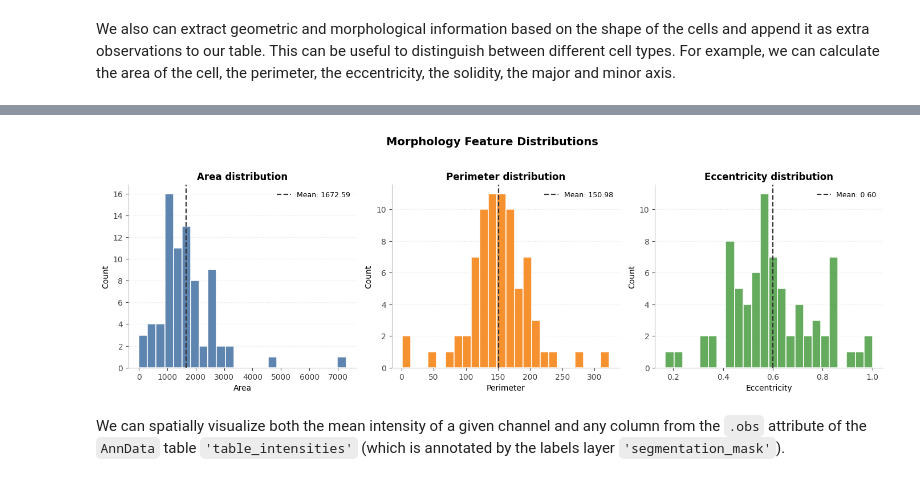
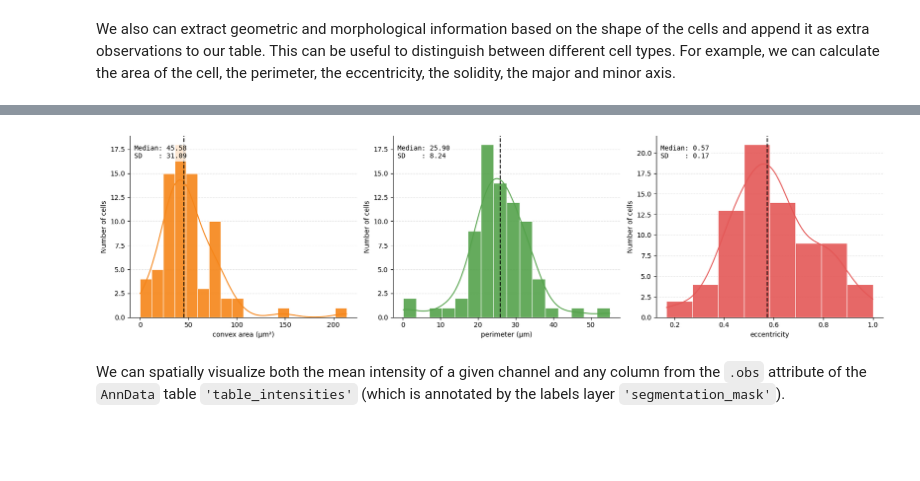
Before and after one commit to vibspatial/harpy_notebooks, a Jupyter notebook: general/Harpy_feature_calculation.ipynb, the cells around one changed output, grey strips where cells are left out. Saved outputs shown, nothing was run; the diff lists cells and outputs as text; code cells hidden in the pictures; blank space fills up the shorter version.

```diff
--- a/general/Harpy_feature_calculation.ipynb
+++ b/general/Harpy_feature_calculation.ipynb
@@ -370,54 +389,24 @@ sdata["table_intensities"].obs.head()
-# %%
-import matplotlib.pyplot as plt
-
-features = [
-    ("area", "Area", "#4C78A8"),
-    ("perimeter", "Perimeter", "#F58518"),
-    ("eccentricity", "Eccentricity", "#54A24B"),
-]
-
-fig, axes = plt.subplots(1, 3, figsize=(14, 4.5), facecolor="white")
-fig.suptitle("Morphology Feature Distributions", fontsize=14, fontweight="bold", y=1.03)
-
-for ax, (column, label, color) in zip(axes, features):
-    values = sdata["table_intensities"].obs[column].dropna()
-
-    ax.hist(
-        values,
-        bins=24,
-        color=color,
-        edgecolor="white",
-        linewidth=1.2,
-        alpha=0.9,
-    )
-
-    ax.axvline(
-        values.mean(),
-        color="#333333",
-        linestyle="--",
-        linewidth=1.6,
-        label=f"Mean: {values.mean():.2f}",
-    )
-
-    ax.set_title(f"{label} distribution", fontsize=12, fontweight="semibold")
-    ax.set_xlabel(label, fontsize=10)
-    ax.set_ylabel("Count", fontsize=10)
-
-    ax.grid(axis="y", linestyle=":", alpha=0.35)
-    ax.set_axisbelow(True)
-
-    ax.spines["top"].set_visible(False)
-    ax.spines["right"].set_visible(False)
-    ax.spines["left"].set_color("#BBBBBB")
-    ax.spines["bottom"].set_color("#BBBBBB")
-    ax.tick_params(colors="#444444")
-
-    ax.legend(frameon=False, fontsize=9, loc="upper right")
-
-plt.tight_layout()
-plt.show()
-# %% [output]
-[figure, removed]
+# %%
+metrics = (
+    ("obs", "convex_area"),
+    ("obs", "perimeter"),
+    ("obs", "eccentricity"),
+)
+
+ax = hp.qc.metrics_histogram(
+    sdata,
+    labels_layer="segmentation_mask",
+    table_layer="table_intensities",
+    display_column=["convex area (μm²)", "perimeter (μm)", "eccentricity"],
+    color=[
+        "#F58518",
+        "#54A24B",
+        "#E45756",
+    ],
+    metrics=metrics,
+)
+# %% [output]
+[figure, added]
 # %% [markdown]
 We can spatially visualize both the mean intensity of a given channel and any column from the `.obs` attribute of the `AnnData` table `'table_intensities'` (which is annotated by the labels layer `'segmentation_mask'`).
 # %%
```
Also changed, not shown: parts of 14 cells of this notebook.
